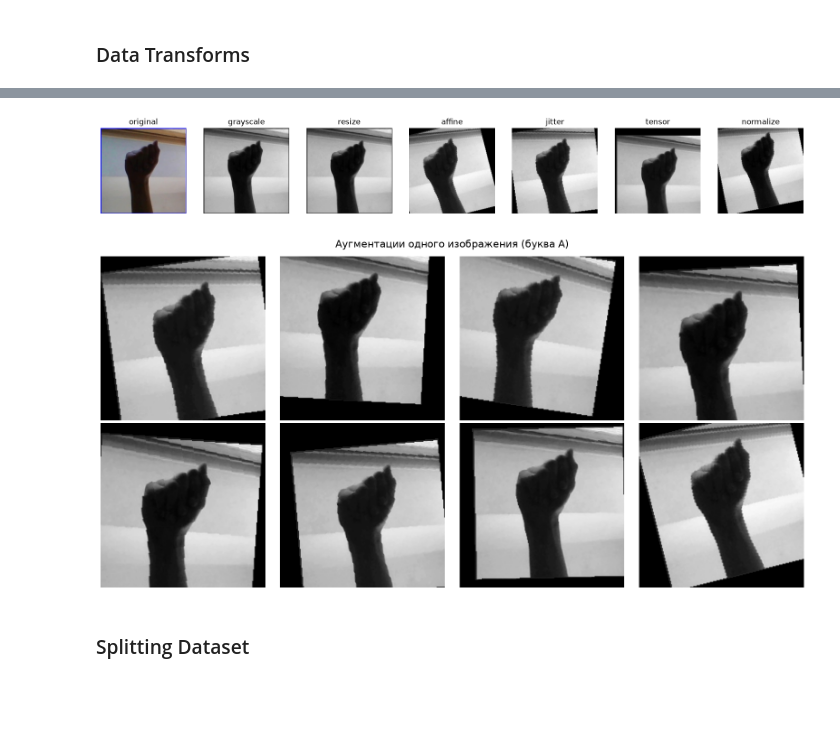
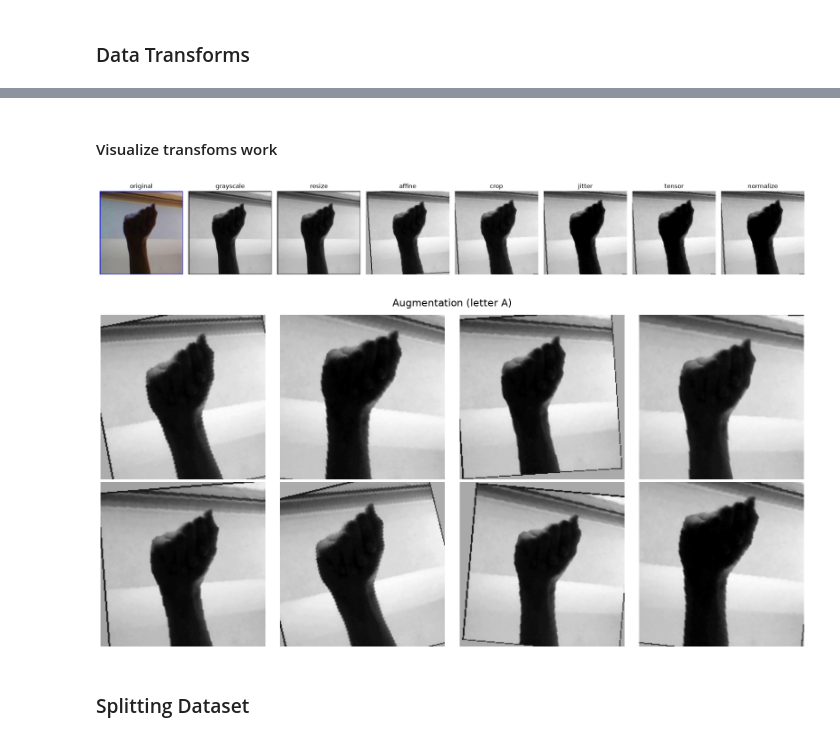
Before and after one commit to RuslanVdovinn/asl-classifier, a Jupyter notebook: notebooks/asl_classifier_cnn.ipynb, the cells around one changed output, grey strips where cells are left out. Saved outputs shown, nothing was run; the diff lists cells and outputs as text; code cells hidden in the pictures; blank space fills up the shorter version.

Commit message:
add crop and crop padding

```diff
--- a/notebooks/asl_classifier_cnn.ipynb
+++ b/notebooks/asl_classifier_cnn.ipynb
@@ -22,18 +22,19 @@ import seaborn as sns
 # %% [markdown]
 ### Hyperparameters & Configurations
 # %%
-img_size = 200
-batch_size = 32
-epochs = 40
-lr = 0.0001
+IMG_SIZE = 200
+BATCH_SIZE = 32
+EPOCHS = 40
+LR = 0.0001
 
 # data split ratios
-train_split = 0.70
-val_split = 0.15
-test_split = 0.15
+TRAIN_SPLIT = 0.70
+VAL_SPLIT = 0.15
+TEST_SPLIT = 0.15
 
 # data path
-data_dir = "../data/asl_alphabet_train"
+DATA_DIR = "../data/asl_alphabet_train"
+CROP_PADDING = 10
 # %% [markdown]
 ### Reproducibility & Device setup
 # %%
@@ -110,29 +147,46 @@ val_transforms = transforms.Compose([
 ])
+# %% [markdown]
+#### Visualize transfoms work
 # %%
 img = Image.open("../data/asl_alphabet_train/A/A1.jpg").convert("RGB")
 
 steps = [
-    ('original', img),
-    ('grayscale', transforms.Grayscale(1)(img)),
-    ('resize', transforms.Resize((img_size, img_size))(transforms.Grayscale(1)(img))),
-    ('affine', transforms.RandomAffine(15, translate=(0.1, 0.1), scale=(0.9, 1.1))(transforms.Resize((img_size, img_size))(transforms.Grayscale(1)(img)))),
-    ('jitter', transforms.ColorJitter(brightness=0.2, contrast=0.2)(transforms.RandomAffine(15, translate=(0.1, 0.1), scale=(0.9, 1.1))(transforms.Resize((img_size, img_size))(transforms.Grayscale(1)(img))))),
-    ('tensor', transforms.ToTensor()(transforms.ColorJitter(brightness=0.2, contrast=0.2)(transforms.RandomAffine(15, translate=(0.1, 0.1), scale=(0.9, 1.1))(transforms.Resize((img_size, img_size))(transforms.Grayscale(1)(img)))))),
-    ('normalize', transforms.Normalize((0.5,), (0.5,))(transforms.ToTensor()(transforms.ColorJitter(brightness=0.2, contrast=0.2)(transforms.RandomAffine(15, translate=(0.1, 0.1), scale=(0.9, 1.1))(transforms.Resize((img_size, img_size))(transforms.Grayscale(1)(img)))))))
+    ('original',  None),
+    ('grayscale', transforms.Grayscale(num_output_channels=1)),
+    ('resize',    transforms.Resize((IMG_SIZE + CROP_PADDING, IMG_SIZE + CROP_PADDING))),
+    ('affine',    transforms.RandomAffine(15, translate=(0.05, 0.05), scale=(0.9, 1.1), fill=127)),
+    ('crop',      transforms.CenterCrop(IMG_SIZE)),
+    ('jitter',    transforms.ColorJitter(brightness=0.2, contrast=0.2)),
+    ('tensor',    transforms.ToTensor()),
+    ('normalize', transforms.Normalize((ASL_MEAN,), (0.5,))),
 ]
 
 fig, axes = plt.subplots(1, len(steps), figsize=(20, 4))
-for ax, (name, im) in zip(axes, steps):
-    if isinstance(im, torch.Tensor):
-        im = im.squeeze().numpy()
-        ax.imshow(im, cmap='gray')
+
+current = img
+for ax, (name, tr) in zip(axes, steps):
+    if tr is not None:
+        current = tr(current)
+
+    if isinstance(current, torch.Tensor):
+        im_show = current.squeeze().numpy()
+        # if name == 'normalize':
+        #     im_show = im_show * ASL_STD + ASL_MEAN
+        #     im_show = np.clip(im_show, 0, 1)
+        ax.imshow(im_show, cmap='gray')
     else:
-        ax.imshow(im, cmap='gray' if im.mode == 'L' else None)
+        if current.mode == 'RGB':
+            ax.imshow(current)
+        else:
+            ax.imshow(current, cmap='gray')
+
     ax.set_title(name)
     ax.axis('off')
+
+plt.tight_layout()
 plt.show()
 # %% [output]
-[figure, old version]
+[figure, new version]
 # %%
 img = Image.open("../data/asl_alphabet_train/A/A1.jpg").convert("RGB")
 
@@ -141,11 +195,11 @@ for ax in axes.flat:
     aug_img = train_transforms(img)
     ax.imshow(aug_img, cmap='gray')
     ax.axis("off")
-plt.suptitle("Аугментации одного изображения (буква A)", fontsize=16)
+plt.suptitle("Augmentation (letter A)", fontsize=16)
 plt.tight_layout()
 plt.show()
 # %% [output]
-[figure, old version]
+[figure, new version]
 # %% [markdown]
 ### Splitting Dataset
 # %%
```
Also changed, not shown: parts of 7 cells of this notebook.
